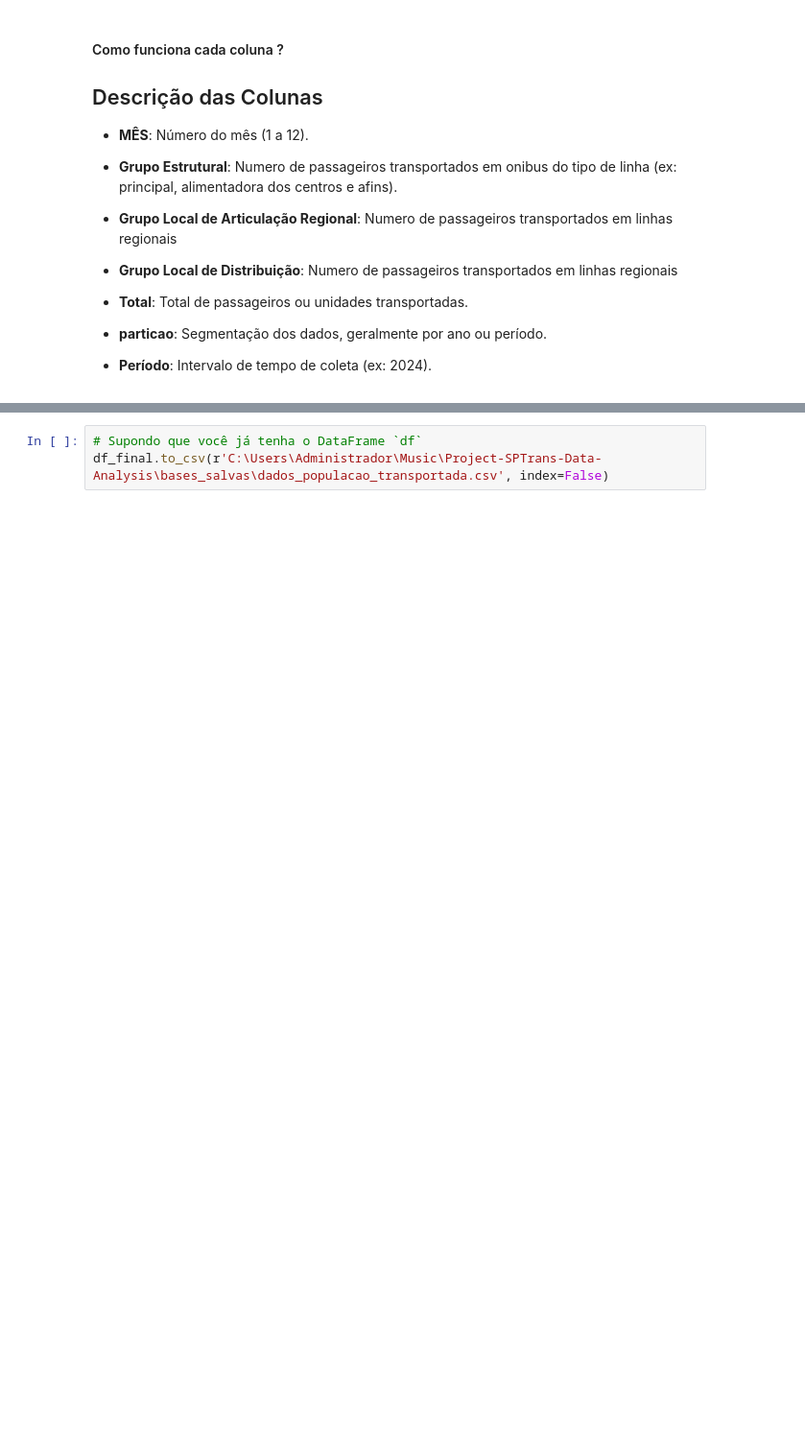
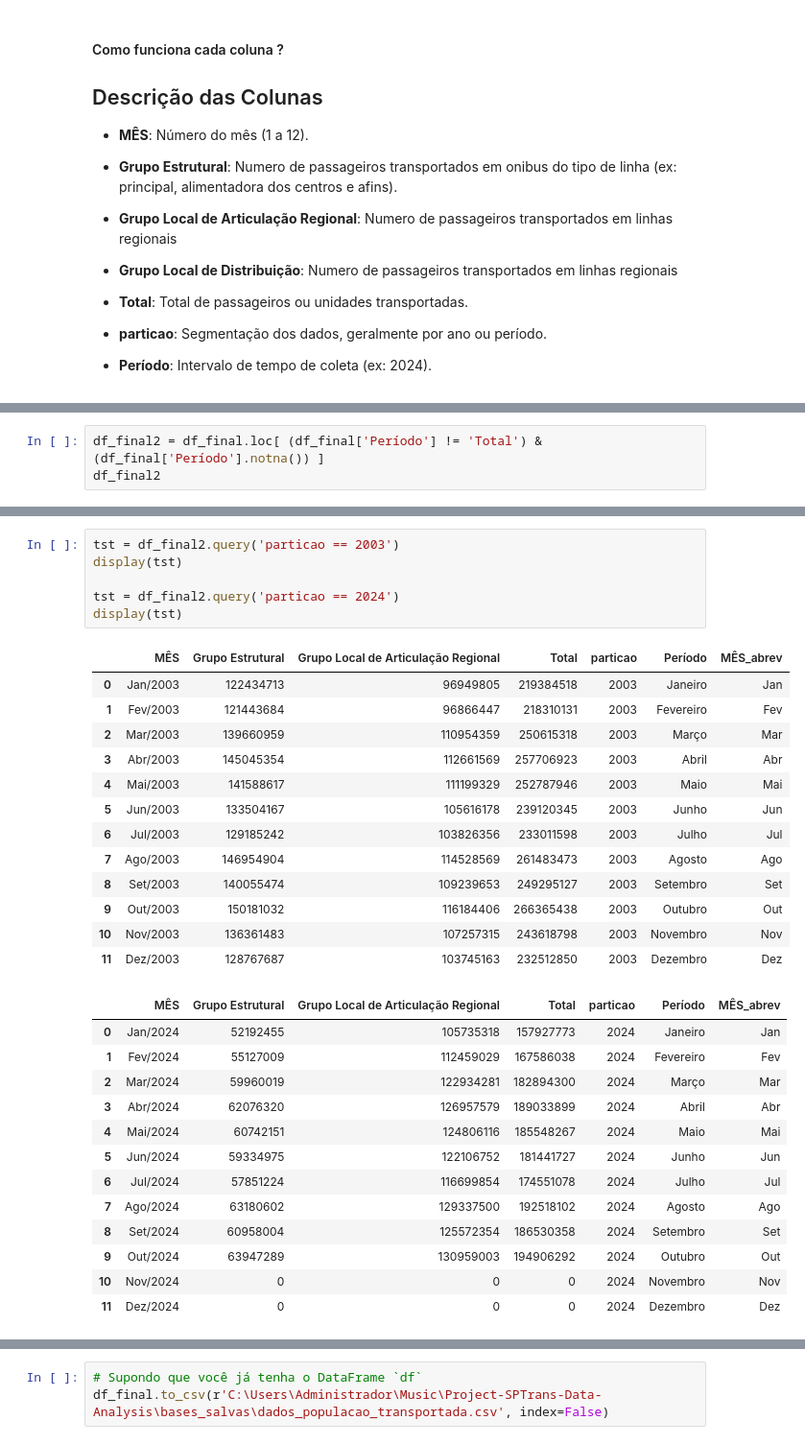
Before and after one commit to JonathanAlvesNogueira/Project-SPTrans-Data-Analysis, a Jupyter notebook: 02. Códigos/01. População Transportada.ipynb, the cells around one changed output, grey strips where cells are left out. Shown at 96% size. Drawn from its saved outputs; the diff is of its cells as text; blank space fills up the shorter version.

```diff
--- a/02. Códigos/01. População Transportada.ipynb
+++ b/02. Códigos/01. População Transportada.ipynb
@@ -288 +291,4 @@ df_final
 156 rows × 7 columns
+# %%
+df_final2 = df_final.loc[ (df_final['Período'] != 'Total') & (df_final['Período'].notna()) ]
+df_final2
@@ -288,0 +331,33 @@ df_final
+# %%
+tst = df_final2.query('particao == 2003')
+display(tst)
+
+tst = df_final2.query('particao == 2024')
+display(tst)
+# %% [output]
+|  | MÊS | Grupo Estrutural | Grupo Local de Articulação Regional | Total | particao | Período | MÊS_abrev |
+| 0 | Jan/2003 | 122434713 | 96949805 | 219384518 | 2003 | Janeiro | Jan |
+| 1 | Fev/2003 | 121443684 | 96866447 | 218310131 | 2003 | Fevereiro | Fev |
+| 2 | Mar/2003 | 139660959 | 110954359 | 250615318 | 2003 | Março | Mar |
+| 3 | Abr/2003 | 145045354 | 112661569 | 257706923 | 2003 | Abril | Abr |
+| 4 | Mai/2003 | 141588617 | 111199329 | 252787946 | 2003 | Maio | Mai |
+| 5 | Jun/2003 | 133504167 | 105616178 | 239120345 | 2003 | Junho | Jun |
+| 6 | Jul/2003 | 129185242 | 103826356 | 233011598 | 2003 | Julho | Jul |
+| 7 | Ago/2003 | 146954904 | 114528569 | 261483473 | 2003 | Agosto | Ago |
+| 8 | Set/2003 | 140055474 | 109239653 | 249295127 | 2003 | Setembro | Set |
+| 9 | Out/2003 | 150181032 | 116184406 | 266365438 | 2003 | Outubro | Out |
+| 10 | Nov/2003 | 136361483 | 107257315 | 243618798 | 2003 | Novembro | Nov |
+| 11 | Dez/2003 | 128767687 | 103745163 | 232512850 | 2003 | Dezembro | Dez |
+|  | MÊS | Grupo Estrutural | Grupo Local de Articulação Regional | Total | particao | Período | MÊS_abrev |
+| 0 | Jan/2024 | 52192455 | 105735318 | 157927773 | 2024 | Janeiro | Jan |
+| 1 | Fev/2024 | 55127009 | 112459029 | 167586038 | 2024 | Fevereiro | Fev |
+| 2 | Mar/2024 | 59960019 | 122934281 | 182894300 | 2024 | Março | Mar |
+| 3 | Abr/2024 | 62076320 | 126957579 | 189033899 | 2024 | Abril | Abr |
+| 4 | Mai/2024 | 60742151 | 124806116 | 185548267 | 2024 | Maio | Mai |
+| 5 | Jun/2024 | 59334975 | 122106752 | 181441727 | 2024 | Junho | Jun |
+| 6 | Jul/2024 | 57851224 | 116699854 | 174551078 | 2024 | Julho | Jul |
+| 7 | Ago/2024 | 63180602 | 129337500 | 192518102 | 2024 | Agosto | Ago |
+| 8 | Set/2024 | 60958004 | 125572354 | 186530358 | 2024 | Setembro | Set |
+| 9 | Out/2024 | 63947289 | 130959003 | 194906292 | 2024 | Outubro | Out |
+| 10 | Nov/2024 | 0 | 0 | 0 | 2024 | Novembro | Nov |
+| 11 | Dez/2024 | 0 | 0 | 0 | 2024 | Dezembro | Dez |
```
Also changed, not shown: parts of 14 cells of this notebook, 2 other files.
